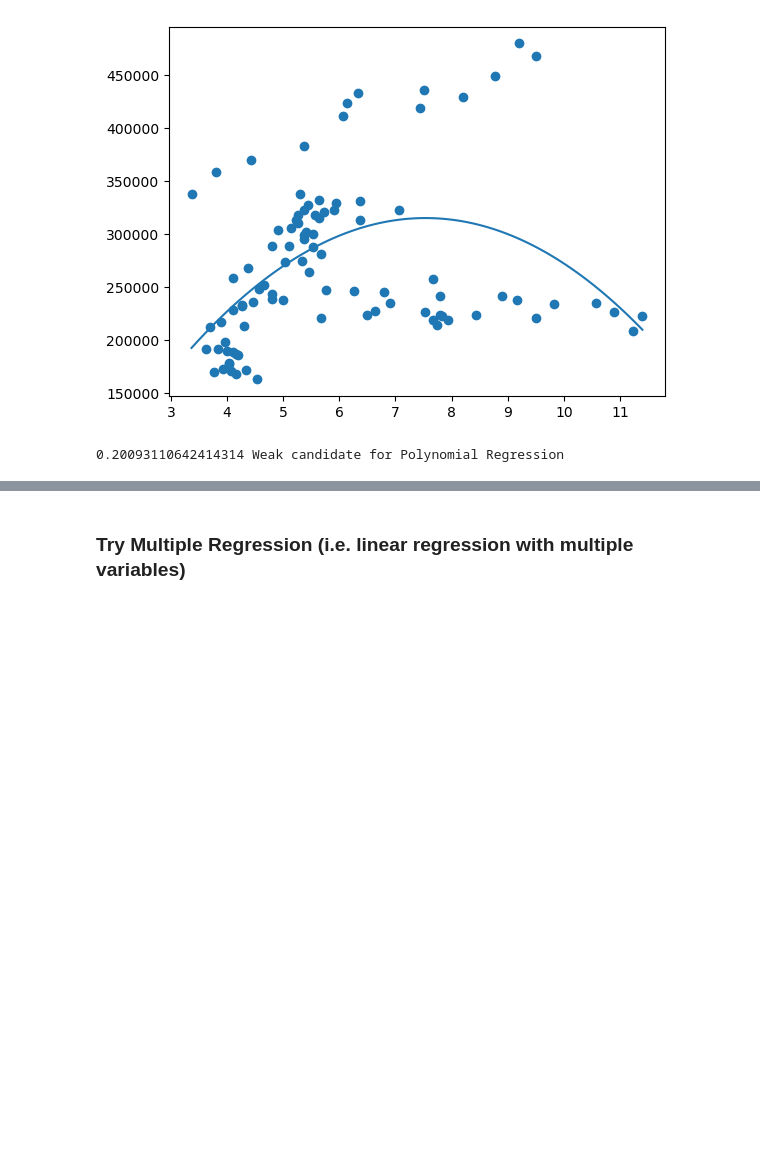
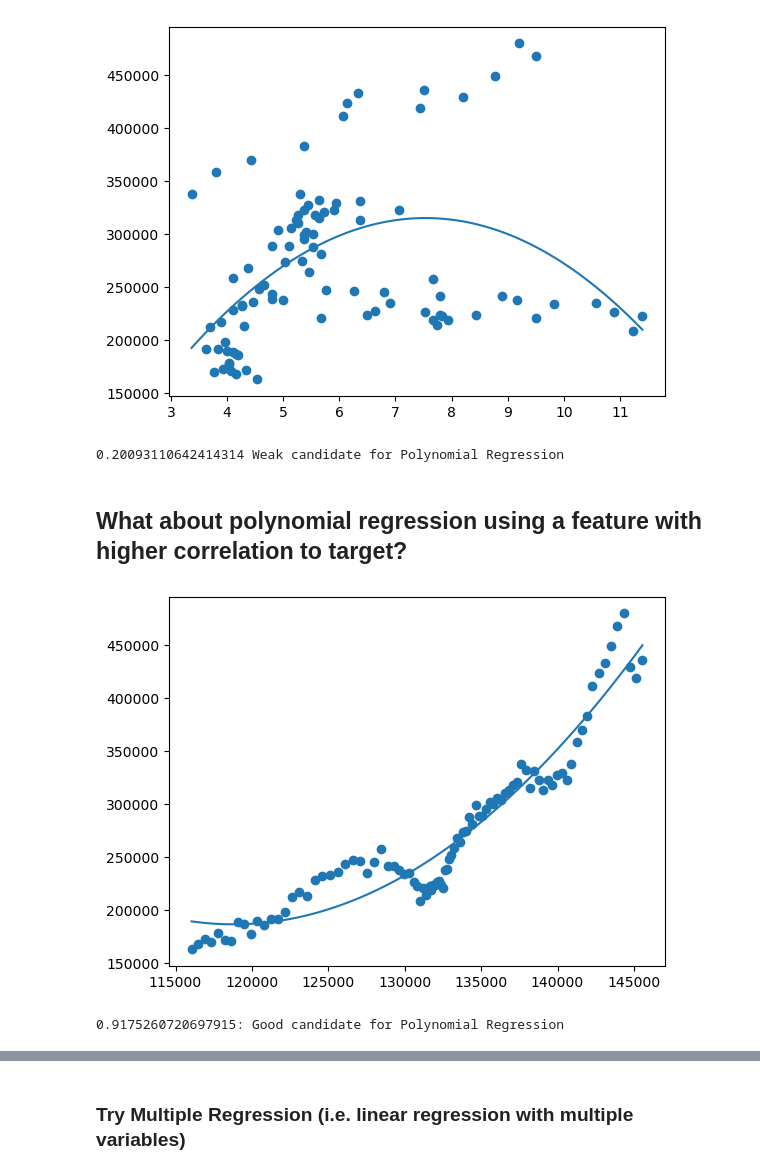
Before and after one commit to EvanGrillo/nu-fin-project2, a Jupyter notebook: notebooks/housing_predictions.ipynb, the cells around one changed output, grey strips where cells are left out. Cells and saved outputs as stored; diff of their text form; code cells hidden in the pictures; blank space fills up the shorter version.

```diff
--- a/notebooks/housing_predictions.ipynb
+++ b/notebooks/housing_predictions.ipynb
@@ -251,3 +283,26 @@ else:
 # %% [output]
 [figure]
 0.20093110642414314 Weak candidate for Polynomial Regression
+# %% [markdown]
+## What about polynomial regression using a feature with higher correlation to target?
+# %%
+#Polynomial Regression
+x_pr = housing_data_df['ETOTALUSQ176N']
+y_pr = housing_data_df['MSPUS']
+
+mymodel = np.poly1d(np.polyfit(x_pr, y_pr, 2))
+myline = np.linspace(min(x_pr), max(x_pr), 100)
+
+plt.scatter(x_pr, y_pr)
+plt.plot(myline, mymodel(myline))
+plt.show()
+
+r2s = r2_score(y_pr, mymodel(x_pr))
+
+if r2s > 0.9:
+    print(f'{r2s}: Good candidate for Polynomial Regression')
+else:
+    print(f'{r2s} Weak candidate for Polynomial Regression')
+# %% [output]
+[figure, added]
+0.9175260720697915: Good candidate for Polynomial Regression
```
Also changed, not shown: parts of 34 cells of this notebook, 1 other file.
